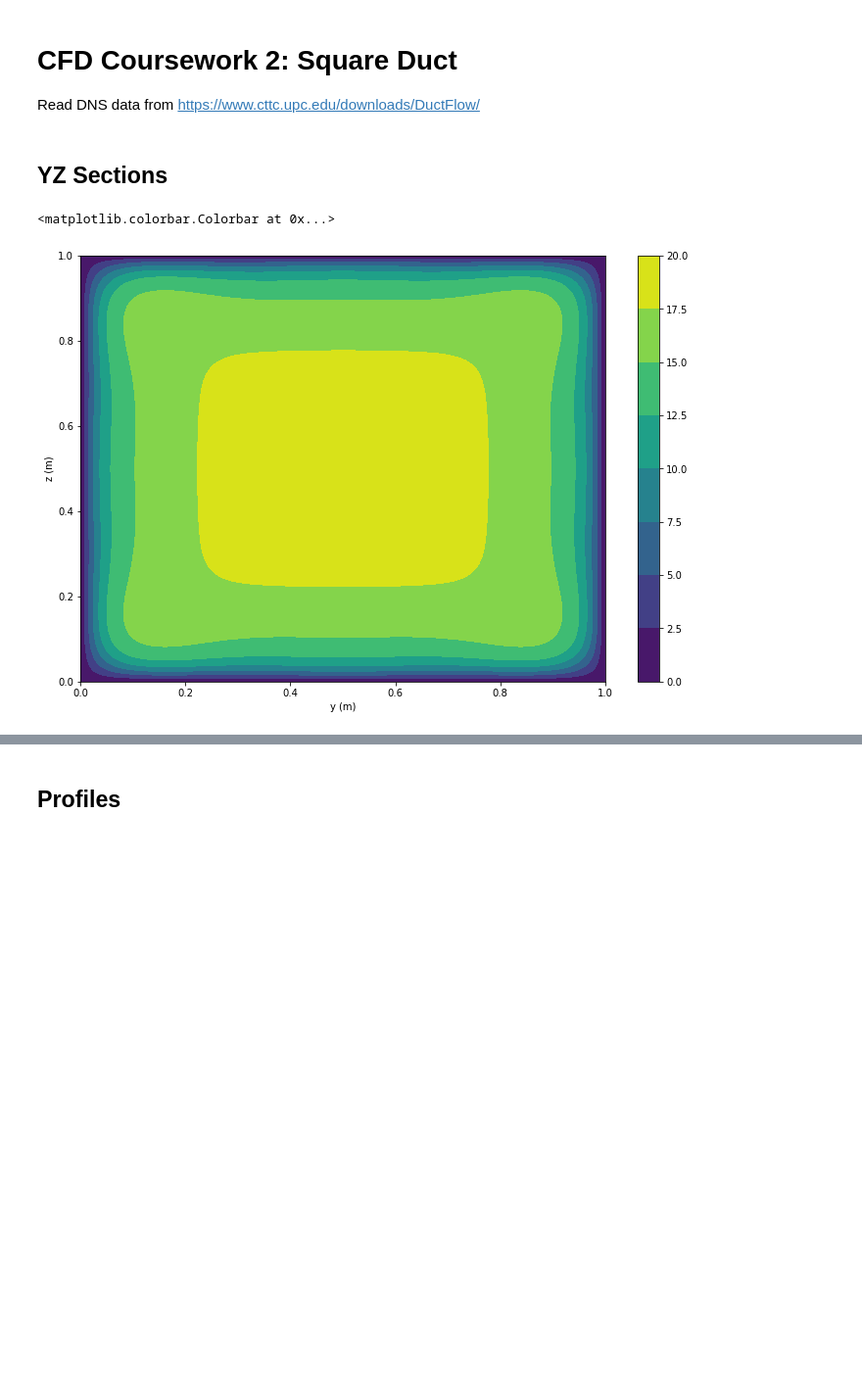
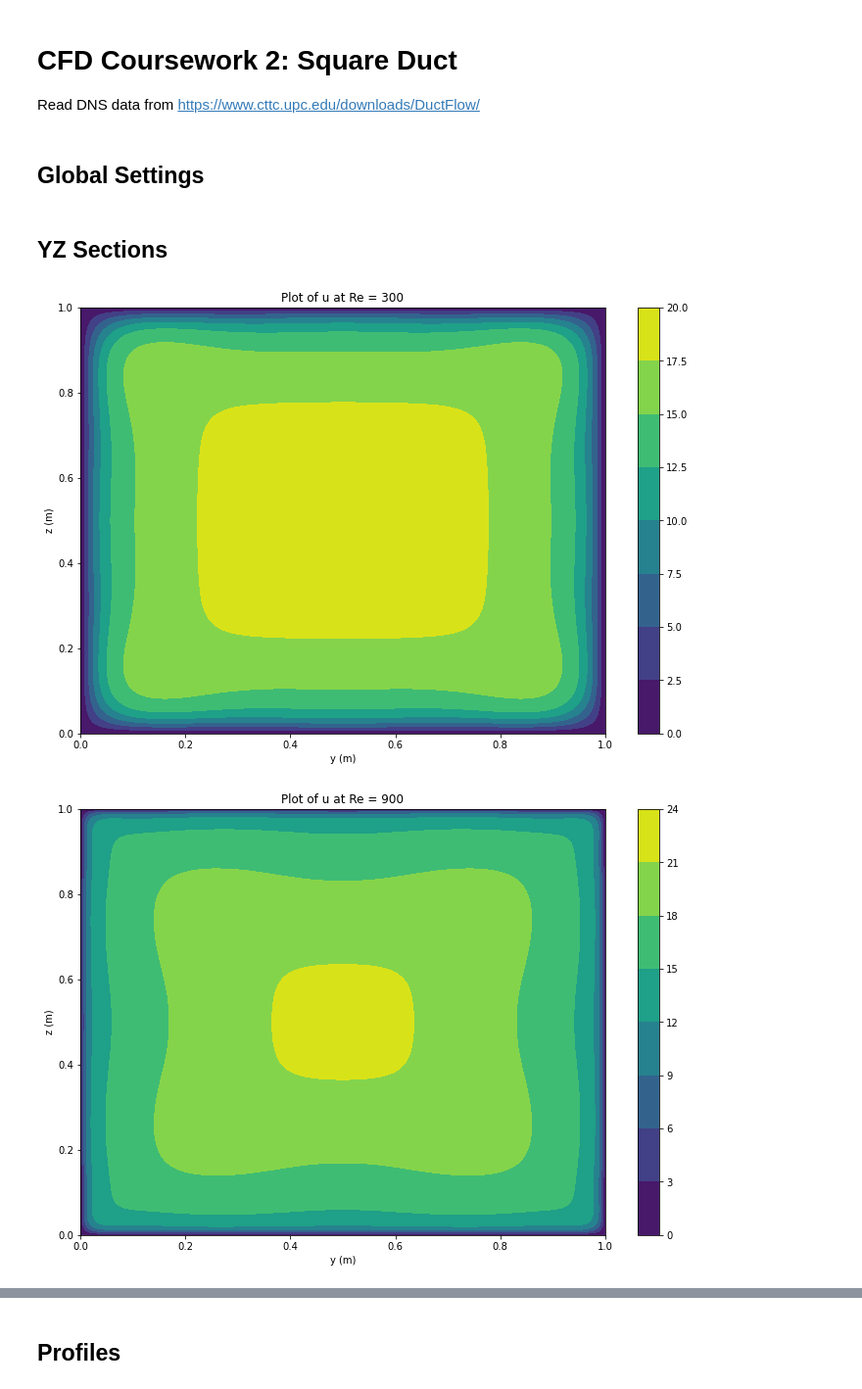
Before and after one commit to delphiiii/CFD-CW2, a Jupyter notebook: read_DNS_data.ipynb, the cells around one changed output, grey strips where cells are left out. Shown at 98% size. Saved outputs shown, nothing was run; the diff lists cells and outputs as text; code cells hidden in the pictures; blank space fills up the shorter version.

```diff
--- a/read_DNS_data.ipynb
+++ b/read_DNS_data.ipynb
@@ -12,21 +10,29 @@ figure_size = (12,8)
+# %% [markdown]
+## Global Settings
+# %%
+figure_size = (12,8)
+Re_numbers = [300, 900] # one or more from [300, 600, 900, 1200]
+param_to_plot = "<u>" # one from ['<u>', '<v>', '<w>', "<u'u'>", "<v'v'>", "<w'w'>", "<u'v'>", "<u'w'>", "<v'w'>", '<eps>']
 # %% [markdown]
 ## YZ Sections
 # %%
 def read_yz_sections(fpath):
     df = pd.read_csv(fpath, delimiter=' ').reset_index()
     df.columns = ['y'] + list(df.iloc[0][1:])
     df = df.drop([0, 1], axis=0).reset_index(drop=True).astype('float')
     return df
 
-re_number = 300
-section_data_fpath = f'DuctFlow/YZsections/Re300/DuctFlow_Re{re_number}_YZ.dat'
 
-section_data = read_yz_sections(section_data_fpath)
-plt.figure(figsize=figure_size)
-plt.tricontourf(section_data['y'], section_data['z'], section_data['<u>'])
-plt.xlabel('y (m)')
-plt.ylabel('z (m)')
-plt.colorbar()
+for Re in Re_numbers:
+    section_data_fpath = f'DuctFlow/YZsections/Re{Re}/DuctFlow_Re{Re}_YZ.dat'
+
+    section_data = read_yz_sections(section_data_fpath)
+    plt.figure(figsize=figure_size)
+    plt.tricontourf(section_data['y'], section_data['z'], section_data[param_to_plot])
+    plt.xlabel('y (m)')
+    plt.ylabel('z (m)')
+    plt.title(f"Plot of {param_to_plot[1:-1]} at Re = {Re}")
+    plt.colorbar()
 # %% [output]
-<matplotlib.colorbar.Colorbar at 0x...>
-[figure, old version]
+[figure, new version]
+[figure, added]
```
Also changed, not shown: parts of 5 cells of this notebook.
